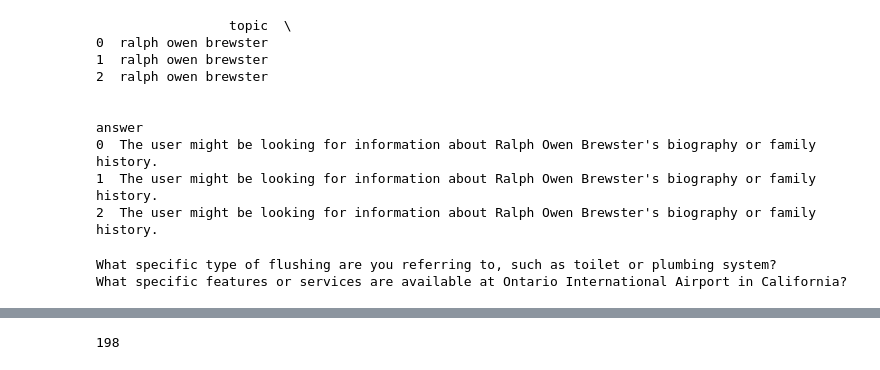
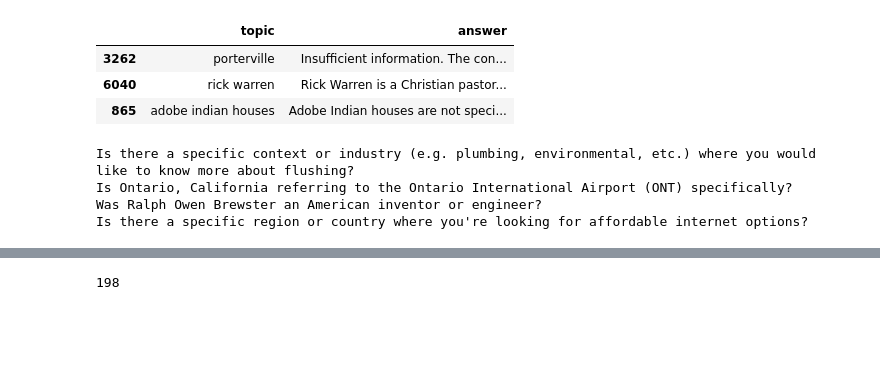
Before and after one commit to raina-joshi/llm-followup-thesis, a Jupyter notebook: preliminary_experiments.ipynb, the cells around one changed output, grey strips where cells are left out. Drawn from its saved outputs; the diff is of its cells as text; code cells hidden in the pictures; blank space fills up the shorter version.

```diff
--- a/preliminary_experiments.ipynb
+++ b/preliminary_experiments.ipynb
@@ -42,8 +56,9 @@ sample_df = df[df['topic_id'].isin(sample_queries['topic_id'])]
 sample_df = sample_df.reset_index(drop=True)
 sample_df['ID'] = sample_df.index + 1
 
-sample_df = sample_df[['ID', 'topic_id', 'topic', 'question']]
+sample_df = sample_df[['ID', 'topic_id', 'topic', 'question', 'answer']]
 
+pd.set_option('display.max_colwidth', None)
 print(sample_df.head(10))
 # %% [output]
    ID  topic_id                topic  \
@@ -107,0 +175,19 @@ print(sample_df[['topic', 'retrieved_docs']].head(3))
+# %%
+import re
+def clean_query_for_retrieval(query):
+    query = query.lower()
+
+    # extract text inside quotes (strong signal)
+    match = re.search(r"'([^']+)'", query)
+    if match:
+        return match.group(1)
+
+    # fallback: remove common question patterns
+    query = re.sub(r"what specific information about", "", query)
+    query = re.sub(r"can you clarify what you mean by", "", query)
+    query = re.sub(r"are you looking for", "", query)
+
+    # remove punctuation
+    query = re.sub(r"[^a-z\s]", "", query)
+
+    return query.strip()
@@ -152,25 +422,32 @@ def generate_answer(query, docs):
 # %%
-# run on small sample
-test_df = sample_df.head(3).copy()
+# get 3 unique queries
+unique_df = sample_df.drop_duplicates(subset=['topic'])
+
+# random sample of 3
+test_df = unique_df.sample(n=3, random_state=42).copy()
 
 answers = []
+
 for _, row in test_df.iterrows():
-    ans = generate_answer(row['topic'], row['retrieved_docs'])
+    query = row['topic']
+
+    clean_query = clean_query_for_retrieval(query)
+
+    raw_docs = get_wiki_docs(query)
+    filtered_docs = filter_relevant_docs(query, raw_docs)
+
+    ans = generate_answer(query, filtered_docs)
     answers.append(ans)
 
 test_df['answer'] = answers
 # %%
+from IPython.display import display
 pd.set_option('display.max_colwidth', None)
-print(test_df[['topic', 'answer']])
+display(test_df[['topic', 'answer']])
 # %% [output]
-                 topic  \
-0  ralph owen brewster
-1  ralph owen brewster
-2  ralph owen brewster
-
-                                                                                               answer
-0  The user might be looking for information about Ralph Owen Brewster's biography or family history.
-1  The user might be looking for information about Ralph Owen Brewster's biography or family history.
-2  The user might be looking for information about Ralph Owen Brewster's biography or family history.
+|  | topic | answer |
+| 3262 | porterville | Insufficient information. The con... |
+| 6040 | rick warren | Rick Warren is a Christian pastor... |
+| 865 | adobe indian houses | Adobe Indian houses are not speci... |
 # %%
 # Baseline follow-up generation (plain prompting)
@@ -214,9 +506,13 @@ def generate_baseline_followup(query):
 # test
 print(generate_baseline_followup("flushing"))
 print(generate_baseline_followup("ontario california airport"))
+print(generate_baseline_followup("ralph owen brewster"))
+print(generate_baseline_followup("cheap internet"))
 # %% [output]
-What specific type of flushing are you referring to, such as toilet or plumbing system?
-What specific features or services are available at Ontario International Airport in California?
+Is there a specific context or industry (e.g. plumbing, environmental, etc.) where you would like to know more about flushing?
+Is Ontario, California referring to the Ontario International Airport (ONT) specifically?
+Was Ralph Owen Brewster an American inventor or engineer?
+Is there a specific region or country where you're looking for affordable internet options?
 # %%
 # Aspect extraction
 def extract_aspects(query):
```
Also changed, not shown: parts of 37 cells of this notebook, 8 other files.
